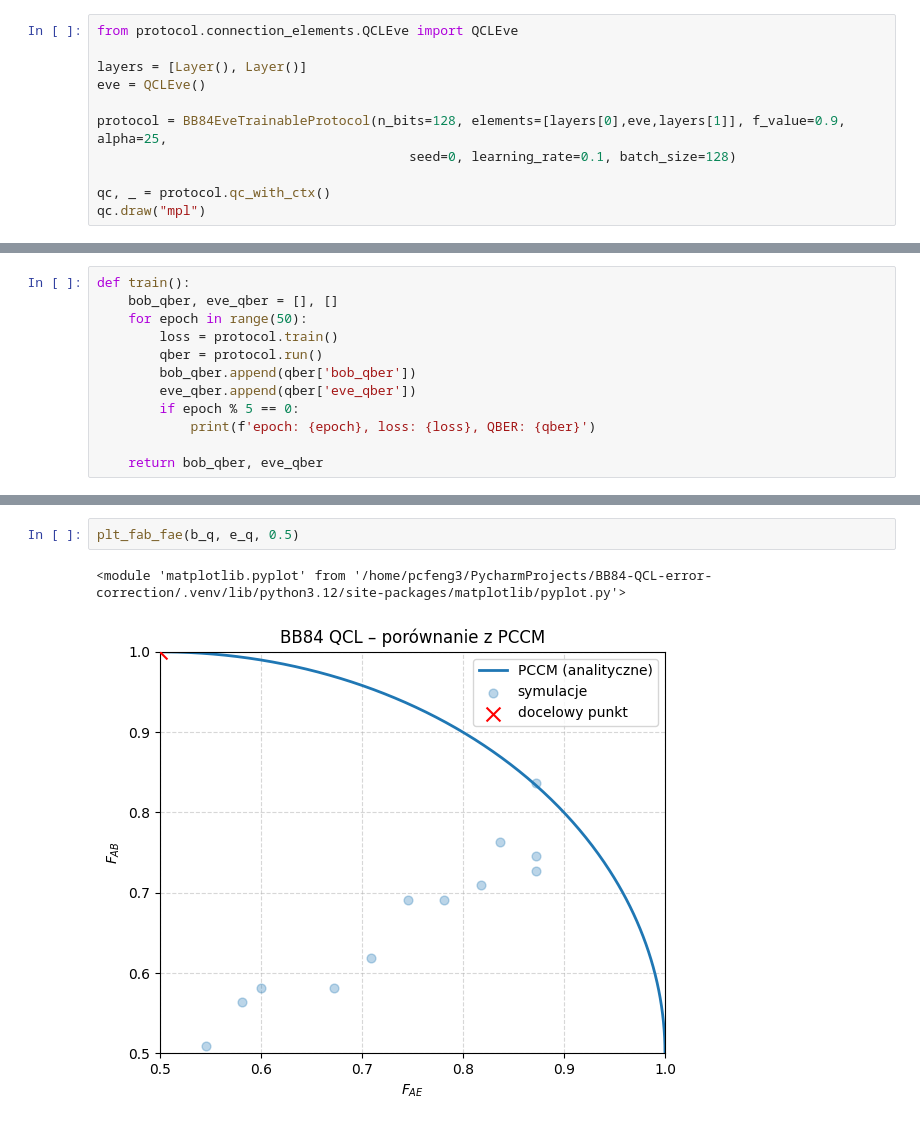
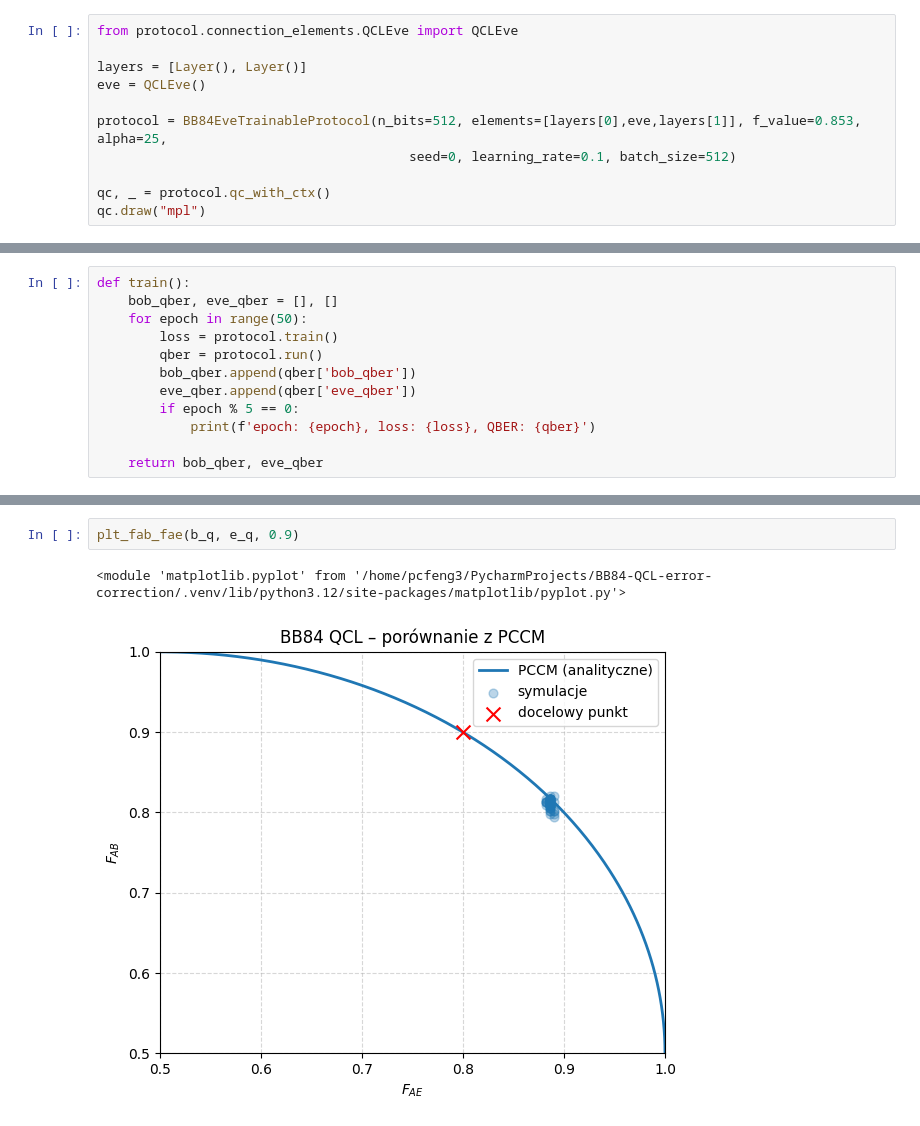
Before and after one commit to wojciechp6/BB84-QCL-error-correction, a Jupyter notebook: experiments/gan_like_train.ipynb, the cells around one changed output, grey strips where cells are left out. Cells and saved outputs as stored; diff of their text form.

```diff
--- a/experiments/gan_like_train.ipynb
+++ b/experiments/gan_like_train.ipynb
@@ -8,8 +8,8 @@ from protocol.connection_elements.QCLEve import QCLEve
 layers = [Layer(), Layer()]
 eve = QCLEve()
 
-protocol = BB84EveTrainableProtocol(n_bits=128, elements=[layers[0],eve,layers[1]], f_value=0.9, alpha=25,
-                                        seed=0, learning_rate=0.1, batch_size=128)
+protocol = BB84EveTrainableProtocol(n_bits=512, elements=[layers[0],eve,layers[1]], f_value=0.853, alpha=25,
+                                        seed=0, learning_rate=0.1, batch_size=512)
 
 qc, _ = protocol.qc_with_ctx()
 qc.draw("mpl")
@@ -91,5 +92,5 @@ epoch: 45, loss: 3.6495866775512695, QBER: {'bob_qber': np.float64(0.61818181818
 # %%
-plt_fab_fae(b_q, e_q, 0.5)
+plt_fab_fae(b_q, e_q, 0.9)
 # %% [output]
 <module 'matplotlib.pyplot' from '/home/pcfeng3/PycharmProjects/BB84-QCL-error-correction/.venv/lib/python3.12/site-packages/matplotlib/pyplot.py'>
-[figure, old version]
+[figure, new version]
```
Also changed, not shown: parts of 8 cells of this notebook, 4 other files.
